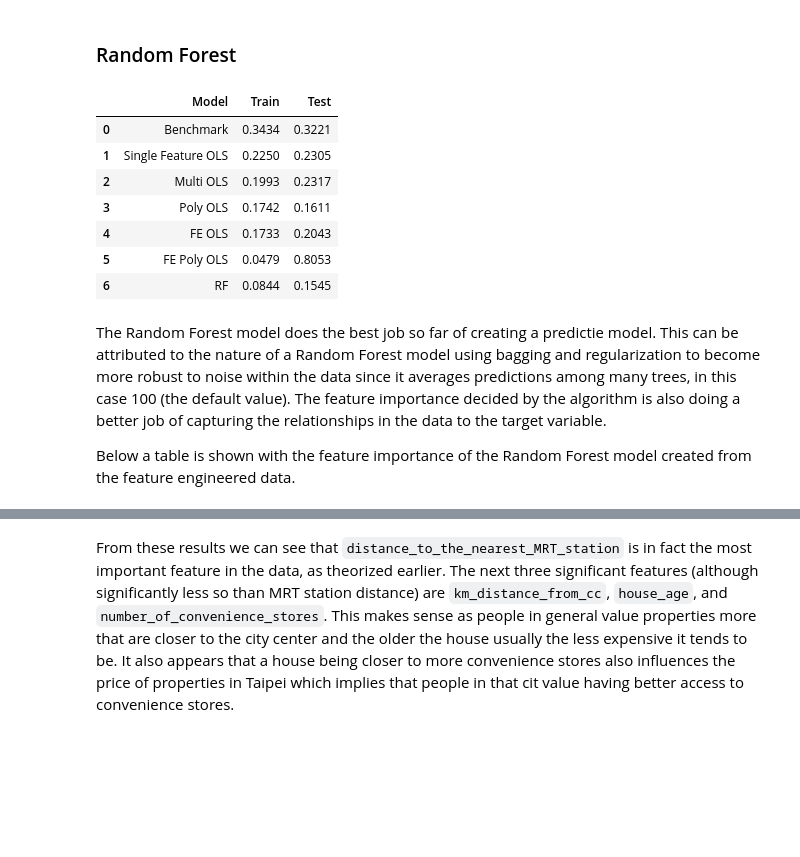
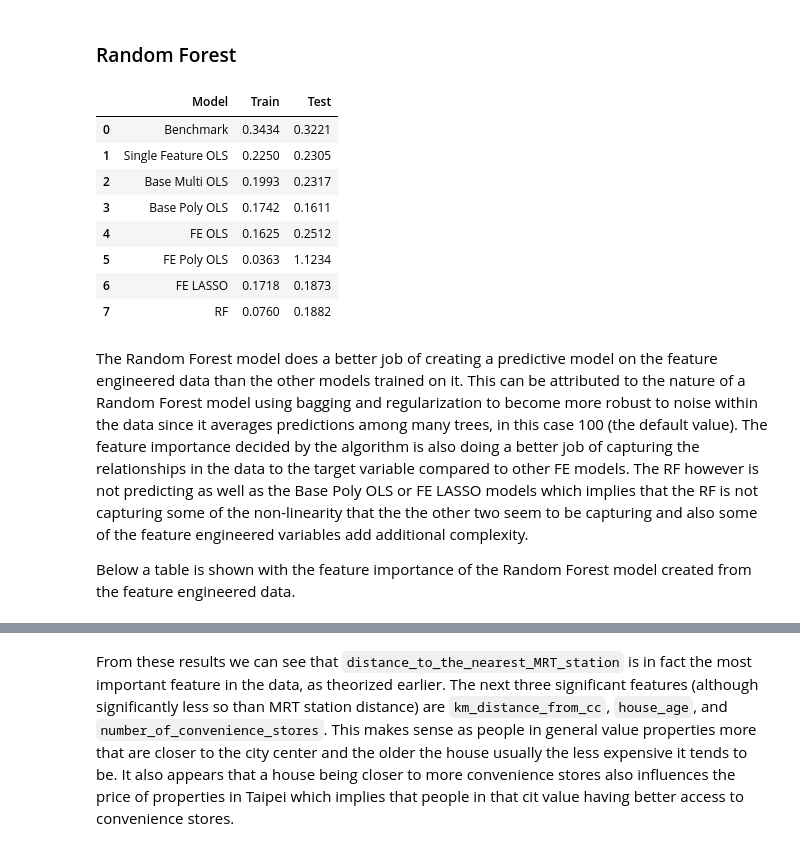
Before and after one commit to nxfern/DS2_Assignment1, a Jupyter notebook: DS2_Assignment1_NF.ipynb, the cells around one changed output, grey strips where cells are left out. Cells and saved outputs as stored; diff of their text form; code cells hidden in the pictures; blank space fills up the shorter version.

```diff
--- a/DS2_Assignment1_NF.ipynb
+++ b/DS2_Assignment1_NF.ipynb
@@ -254,11 +243,11 @@ pipe_ols_fe = Pipeline([("preprocess", column_transformer),
                    ("ols", LinearRegression())])
 
 # Fitting the data
-pipe_ols_fe.fit(X_train_fe, y_train_fe)
+pipe_ols_fe.fit(X_train, y_train)
 
 # Creating predictions
-train_error = calculateRMSLE(pipe_ols_fe.predict(X_train_fe), y_train_fe)
-test_error = calculateRMSLE(pipe_ols_fe.predict(X_test_fe), y_test_fe)
+train_error = calculateRMSLE(pipe_ols_fe.predict(X_train), y_train)
+test_error = calculateRMSLE(pipe_ols_fe.predict(X_test), y_test)
 ols_fe_pred = ['FE OLS', train_error, test_error]
 
 # Adding to results
@@ -291,11 +280,11 @@ pipe_ols_poly_fe = Pipeline([
 ])
 
 # Fitting the data
-pipe_ols_poly_fe.fit(X_train_fe, y_train_fe)
+pipe_ols_poly_fe.fit(X_train, y_train)
 
 # Creating predictions
-train_error = calculateRMSLE(pipe_ols_poly_fe.predict(X_train_fe), y_train_fe)
-test_error = calculateRMSLE(pipe_ols_poly_fe.predict(X_test_fe), y_test_fe)
+train_error = calculateRMSLE(pipe_ols_poly_fe.predict(X_train), y_train)
+test_error = calculateRMSLE(pipe_ols_poly_fe.predict(X_test), y_test)
 ols_poly_fe_pred = ['FE Poly OLS', train_error, test_error]
 
 # Adding to results
@@ -313,0 +305,23 @@ The polynomial and interaction terms included in the OLS model using the feature
+# %%
+# Importing required library
+from sklearn.linear_model import LassoCV
+
+# Setting LASSO to a pipeline
+pipe_lasso = Pipeline([
+    ('preprocess', column_transformer),
+    ('interactions', poly_interactions),
+    ('drop_zero_variance', drop_no_variance),
+    ('lasso', LassoCV())
+])
+
+# Fitting the model to the data
+pipe_lasso.fit(X_train, y_train)
+
+# Creating predictions
+train_error = calculateRMSLE(pipe_lasso.predict(X_train), y_train)
+test_error = calculateRMSLE(pipe_lasso.predict(X_test), y_test)
+lasso_pred = ['FE LASSO', train_error, test_error]
+
+# Adding to results
+results.loc[len(results)] = lasso_pred
+results
@@ -316,33 +341,34 @@ The polynomial and interaction terms included in the OLS model using the feature
 # %%
 # Importing required library
 from sklearn.ensemble import RandomForestRegressor
 
 # Creating a Random Forest model with Pipeline
 pipe_rf = Pipeline([('preprocess', column_transformer),
     ("rf", RandomForestRegressor(random_state=prng))])
 
 # Fitting the model to the feature engineered data
-pipe_rf.fit(X_train_fe, y_train_fe)
+pipe_rf.fit(X_train, y_train)
 
 # Creating predictions
-train_error = calculateRMSLE(pipe_rf.predict(X_train_fe), y_train_fe)
-test_error = calculateRMSLE(pipe_rf.predict(X_test_fe), y_test_fe)
+train_error = calculateRMSLE(pipe_rf.predict(X_train), y_train)
+test_error = calculateRMSLE(pipe_rf.predict(X_test), y_test)
 rf_pred = ['RF', train_error, test_error]
 
 # Adding to results
 results.loc[len(results)] = rf_pred
 results
 # %% [output]
 |  | Model | Train | Test |
 | 0 | Benchmark | 0.3434 | 0.3221 |
 | 1 | Single Feature OLS | 0.2250 | 0.2305 |
-| 2 | Multi OLS | 0.1993 | 0.2317 |
-| 3 | Poly OLS | 0.1742 | 0.1611 |
-| 4 | FE OLS | 0.1733 | 0.2043 |
-| 5 | FE Poly OLS | 0.0479 | 0.8053 |
-| 6 | RF | 0.0844 | 0.1545 |
+| 2 | Base Multi OLS | 0.1993 | 0.2317 |
+| 3 | Base Poly OLS | 0.1742 | 0.1611 |
+| 4 | FE OLS | 0.1625 | 0.2512 |
+| 5 | FE Poly OLS | 0.0363 | 1.1234 |
+| 6 | FE LASSO | 0.1718 | 0.1873 |
+| 7 | RF | 0.0760 | 0.1882 |
 # %% [markdown]
-The Random Forest model does the best job so far of creating a predictie model. This can be attributed to the nature of a Random Forest model using bagging and regularization to become more robust to noise within the data since it averages predictions among many trees, in this case 100 (the default value). The feature importance decided by the algorithm is also doing a better job of capturing the relationships in the data to the target variable.
+The Random Forest model does a better job of creating a predictive model on the feature engineered data than the other models trained on it. This can be attributed to the nature of a Random Forest model using bagging and regularization to become more robust to noise within the data since it averages predictions among many trees, in this case 100 (the default value). The feature importance decided by the algorithm is also doing a better job of capturing the relationships in the data to the target variable compared to other FE models. The RF however is not predicting as well as the Base Poly OLS or FE LASSO models which implies that the RF is not capturing some of the non-linearity that the the other two seem to be capturing and also some of the feature engineered variables add additional complexity.
 
 Below a table is shown with the feature importance of the Random Forest model created from the feature engineered data.
 # %%
```
Also changed, not shown: parts of 30 cells of this notebook, 1 other file.
